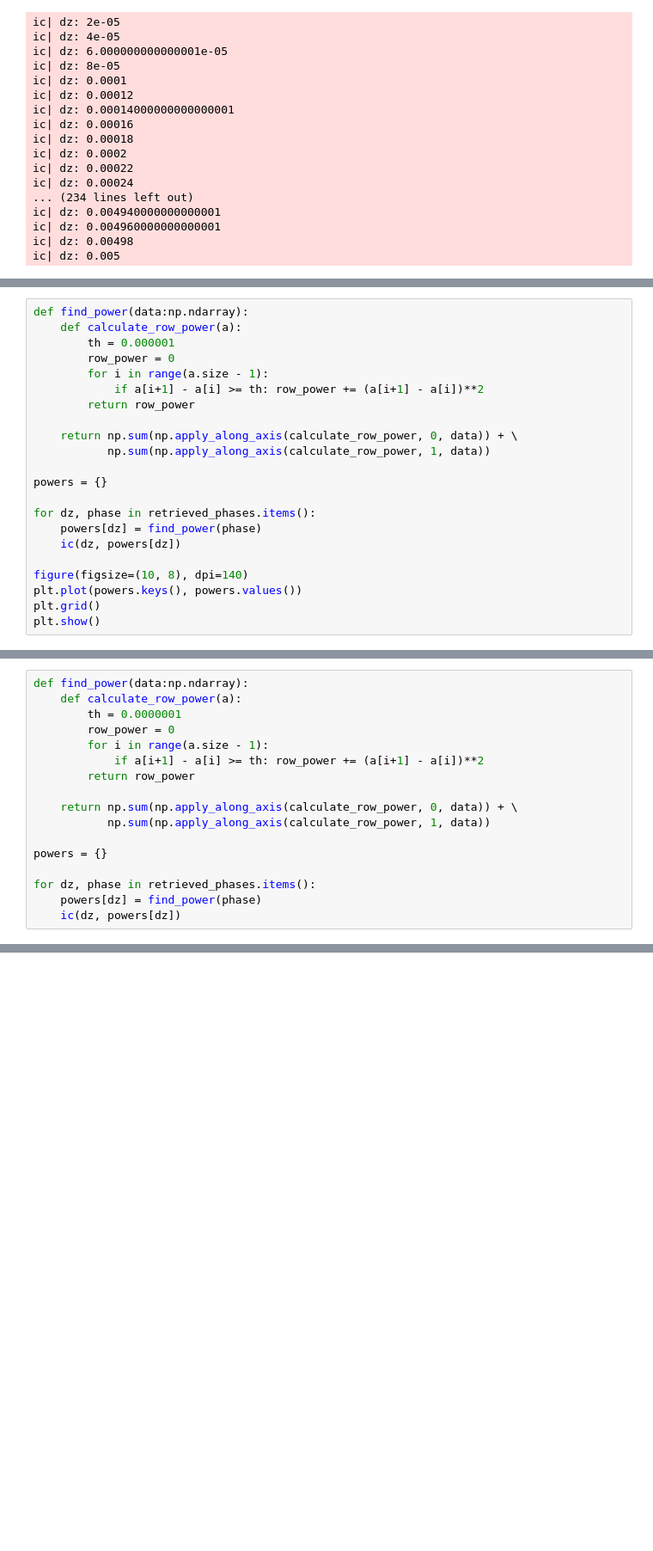
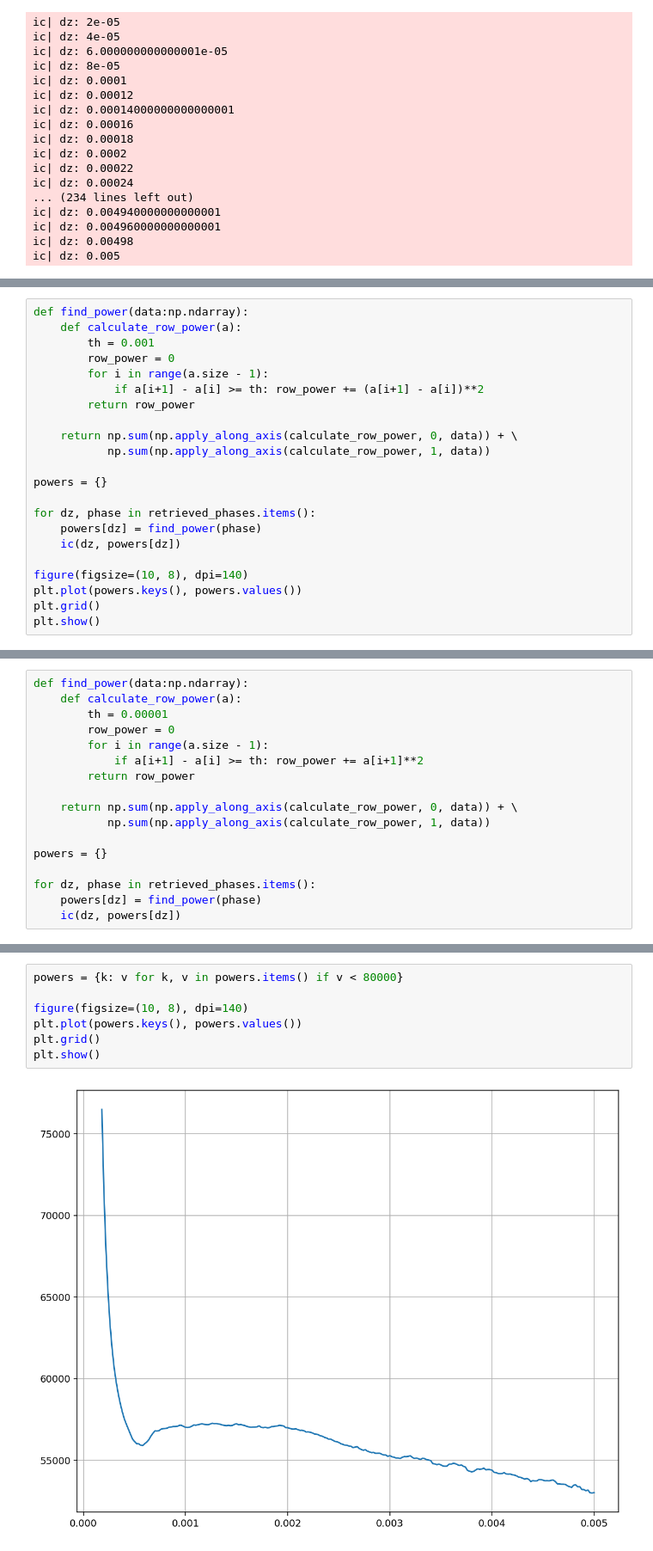
Before and after one commit to megamott/TIE-autofocusing, a Jupyter notebook: autofocus/experiments/BMSTU_phase_noise_intensity_sharpness_function.ipynb, the cells around one changed output, grey strips where cells are left out. Shown at 86% size. Saved outputs shown, nothing was run; the diff lists cells and outputs as text; blank space fills up the shorter version.

```diff
--- a/autofocus/experiments/BMSTU_phase_noise_intensity_sharpness_function.ipynb
+++ b/autofocus/experiments/BMSTU_phase_noise_intensity_sharpness_function.ipynb
@@ -319,7 +318,7 @@ ic| dz: 0.005, powers[dz]: 689
 # %%
 def find_power(data:np.ndarray):
     def calculate_row_power(a):
-        th = 0.000001
+        th = 0.001
         row_power = 0
         for i in range(a.size - 1):
             if a[i+1] - a[i] >= th: row_power += (a[i+1] - a[i])**2
@@ -360,10 +359,10 @@ ic| dz: 0.005, powers[dz]: 736.3397408193414
 # %%
 def find_power(data:np.ndarray):
     def calculate_row_power(a):
-        th = 0.0000001
+        th = 0.00001
         row_power = 0
         for i in range(a.size - 1):
-            if a[i+1] - a[i] >= th: row_power += (a[i+1] - a[i])**2
+            if a[i+1] - a[i] >= th: row_power += a[i+1]**2
         return row_power
 
     return np.sum(np.apply_along_axis(calculate_row_power, 0, data)) + \
@@ -394,0 +394,9 @@ ic| dz: 0.005, powers[dz]: 736.3397408212052
+# %%
+powers = {k: v for k, v in powers.items() if v < 80000}
+
+figure(figsize=(10, 8), dpi=140)
+plt.plot(powers.keys(), powers.values())
+plt.grid()
+plt.show()
+# %% [output]
+[figure, added]
```
Also changed, not shown: parts of 7 cells of this notebook.
